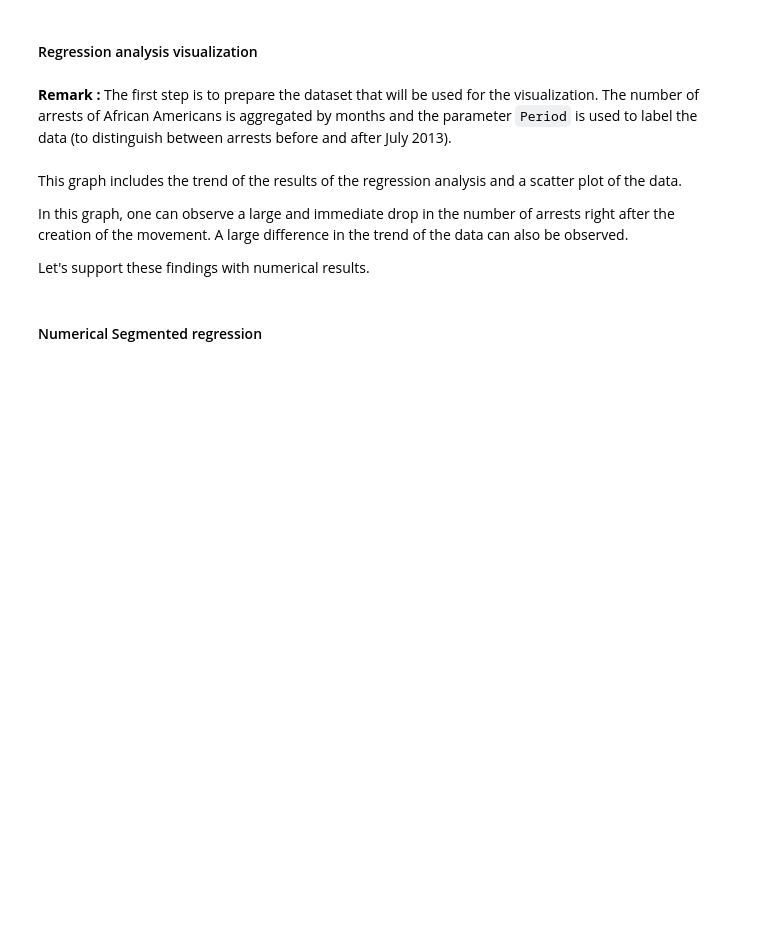
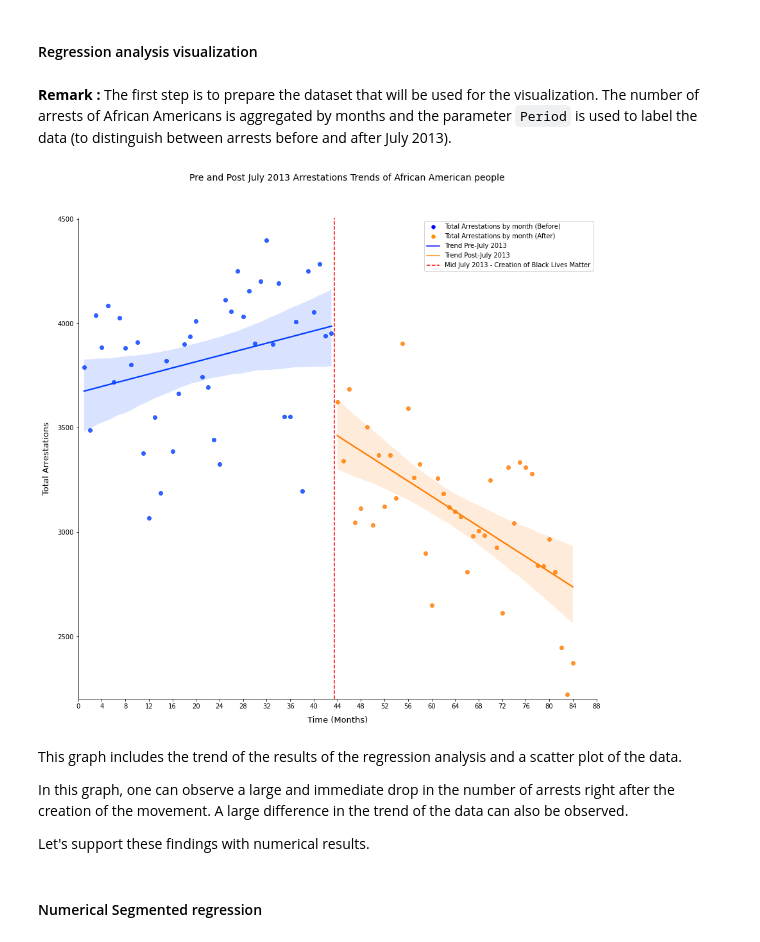
Before and after one commit to SkyRiS3s/ada-2020-project-milestone-p3-p3_msf, a Jupyter notebook: P4_msf.ipynb, the cells around one changed output. Cells and saved outputs as stored; diff of their text form; code cells hidden in the pictures; blank space fills up the shorter version.

```diff
--- a/P4_msf.ipynb
+++ b/P4_msf.ipynb
@@ -189,25 +234,27 @@ black_trends['Time'] = black_trends.index + 1
 # %%
 #Showing the results of the segmented linear regression
 ax = sns.lmplot(x="Time", y="Arrestations", hue = "Period", data=black_trends, ci=95, palette="bright", height = 12)
 ax._legend.remove()
 plt.subplots_adjust(top=0.9)
 ax.fig.suptitle('Pre and Post July 2013 Arrestations Trends of African American people', fontsize = 14)
 ax.set_axis_labels("Time (Months)", "Total Arrestations", fontsize = 13, labelpad = 10)
 plt.axvline(x = 43.5, color = 'red', alpha = 2, linestyle = '--')
 plt.xlim(0, 86)
 plt.ylim(2200, None)
 ax.set(xticks = range(0, 92, 4))
 #Constructing the legend
 legend_elements = [Line2D([0], [0], marker='o', color='w', label='Total Arrestations by month (Before)', markerfacecolor='blue', markersize=7.5),
                    Line2D([0], [0], marker='o', color='w', label='Total Arrestations by month (After)', markerfacecolor='darkorange', markersize=7.5),
-                   Line2D([0], [0], color='blue', label = "Trend Pre-June 2013"),
-                   Line2D([0], [0], color='darkorange', label = "Trend Post-June 2013"),
+                   Line2D([0], [0], color='blue', label = "Trend Pre-July 2013"),
+                   Line2D([0], [0], color='darkorange', label = "Trend Post-July 2013"),
                    Line2D([0], [0], color='red', linestyle = '--', alpha = 2 , label = "Mid July 2013 - Creation of Black Lives Matter")]
 
 plt.legend(handles=legend_elements)
 
 
 plt.show()
+# %% [output]
+[figure, added]
 # %% [markdown]
 This graph includes the trend of the results of the regression analysis and a scatter plot of the data.
 
```
Also changed, not shown: parts of 29 cells of this notebook.
